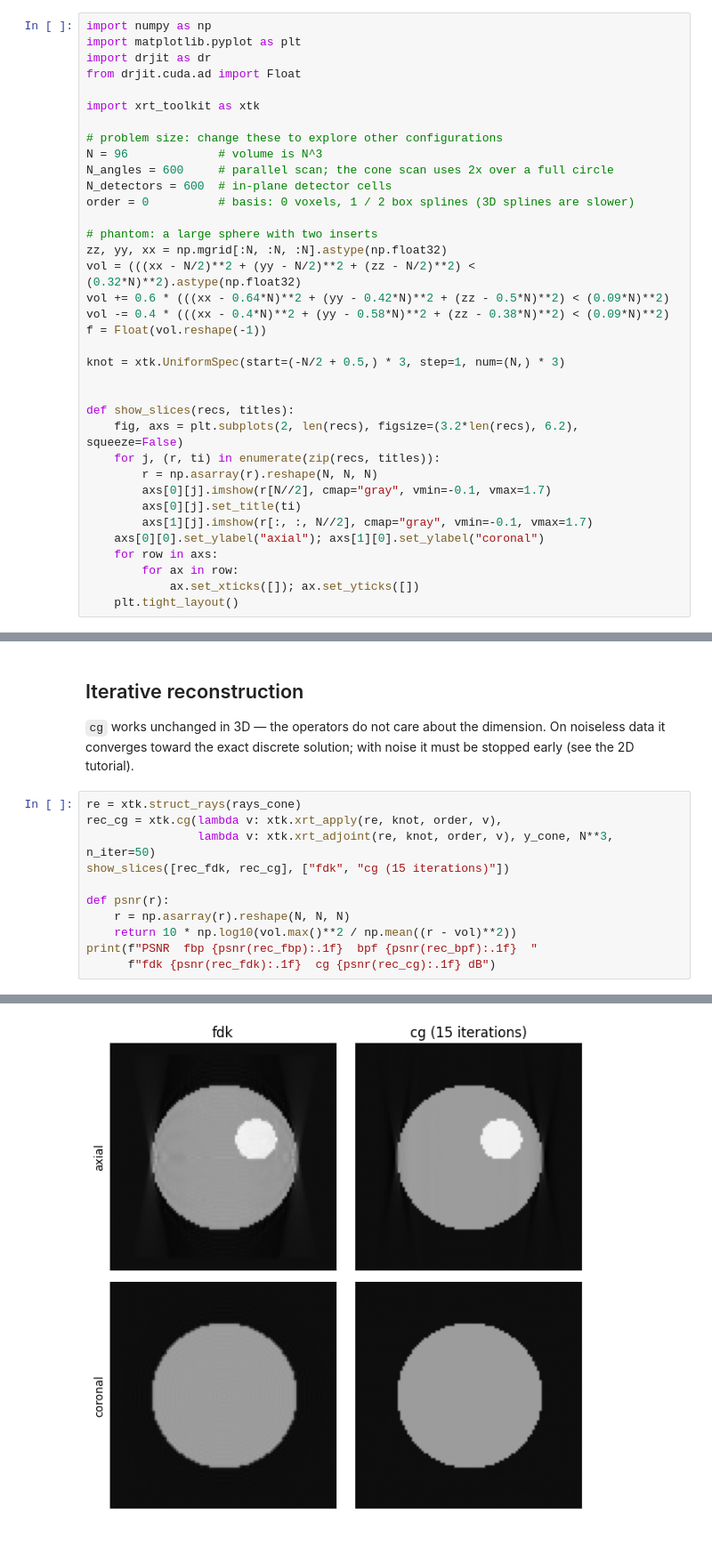
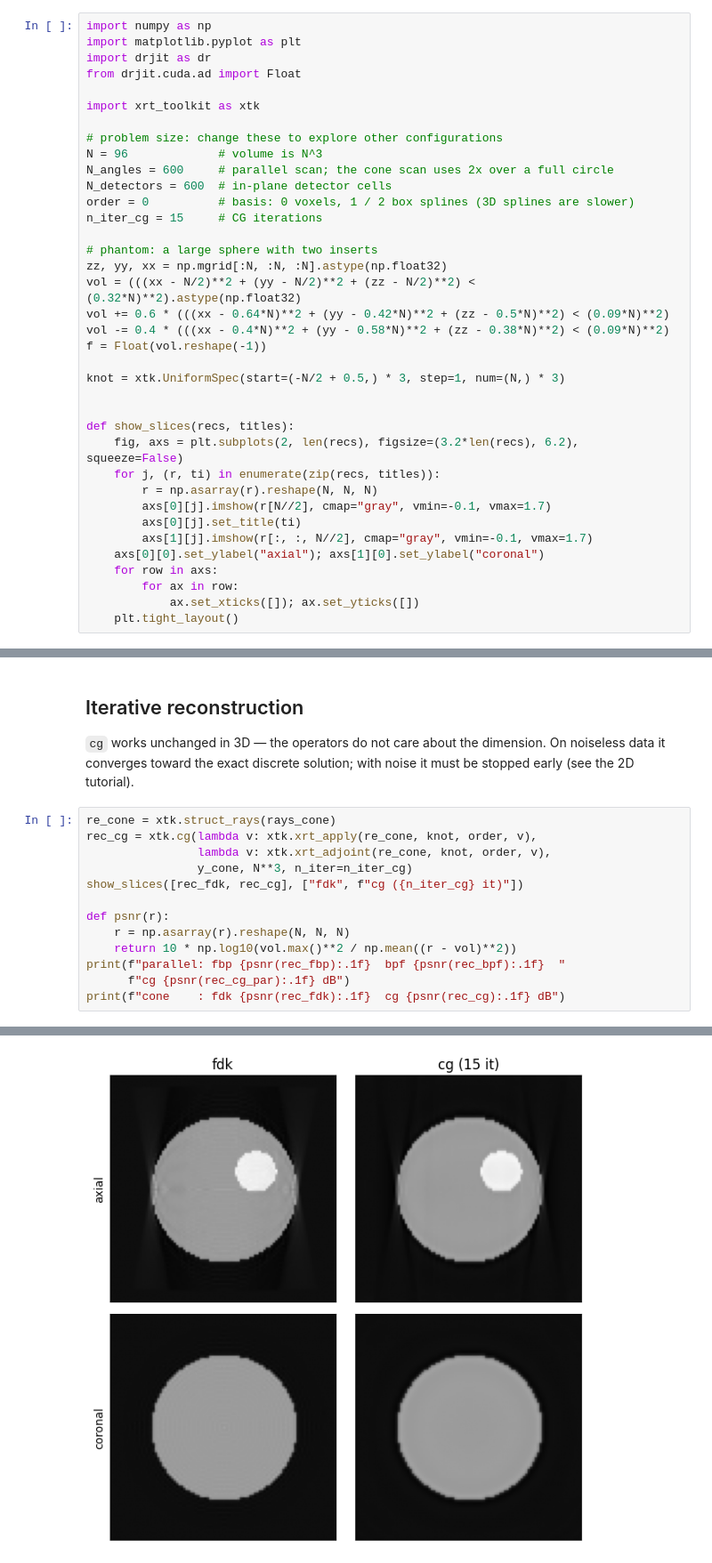
Before and after one commit to SepandKashani/xrt_toolkit, a Jupyter notebook: tutorial_3D.ipynb, the cells around one changed output, grey strips where cells are left out. Shown at 89% size. Saved outputs shown, nothing was run; the diff lists cells and outputs as text.

```diff
--- a/tutorial_3D.ipynb
+++ b/tutorial_3D.ipynb
@@ -18,6 +18,7 @@ N = 96             # volume is N^3
 N_angles = 600     # parallel scan; the cone scan uses 2x over a full circle
 N_detectors = 600  # in-plane detector cells
 order = 0          # basis: 0 voxels, 1 / 2 box splines (3D splines are slower)
+n_iter_cg = 15     # CG iterations
 
 # phantom: a large sphere with two inserts
 zz, yy, xx = np.mgrid[:N, :N, :N].astype(np.float32)
@@ -84,14 +94,16 @@ show_slices([f, rec_fdk], ["phantom", "fdk"])
 On noiseless data it converges toward the exact discrete solution; with noise
 it must be stopped early (see the 2D tutorial).
 # %%
-re = xtk.struct_rays(rays_cone)
-rec_cg = xtk.cg(lambda v: xtk.xrt_apply(re, knot, order, v),
-                lambda v: xtk.xrt_adjoint(re, knot, order, v), y_cone, N**3, n_iter=50)
-show_slices([rec_fdk, rec_cg], ["fdk", "cg (15 iterations)"])
+re_cone = xtk.struct_rays(rays_cone)
+rec_cg = xtk.cg(lambda v: xtk.xrt_apply(re_cone, knot, order, v),
+                lambda v: xtk.xrt_adjoint(re_cone, knot, order, v),
+                y_cone, N**3, n_iter=n_iter_cg)
+show_slices([rec_fdk, rec_cg], ["fdk", f"cg ({n_iter_cg} it)"])
 
 def psnr(r):
     r = np.asarray(r).reshape(N, N, N)
     return 10 * np.log10(vol.max()**2 / np.mean((r - vol)**2))
-print(f"PSNR  fbp {psnr(rec_fbp):.1f}  bpf {psnr(rec_bpf):.1f}  "
-      f"fdk {psnr(rec_fdk):.1f}  cg {psnr(rec_cg):.1f} dB")
+print(f"parallel: fbp {psnr(rec_fbp):.1f}  bpf {psnr(rec_bpf):.1f}  "
+      f"cg {psnr(rec_cg_par):.1f} dB")
+print(f"cone    : fdk {psnr(rec_fdk):.1f}  cg {psnr(rec_cg):.1f} dB")
 # %% [output]
@@ -99 +112 @@ PSNR  fbp 37.5  bpf 28.3  fdk 34.9  cg 44.9 dB
-[figure, old version]
+[figure, new version]
```
Also changed, not shown: parts of 4 cells of this notebook.
